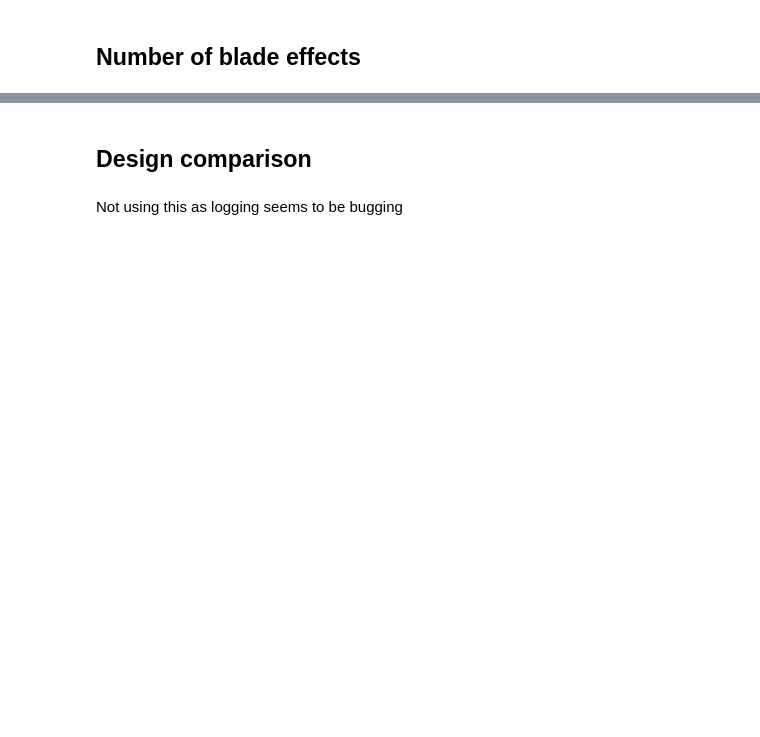
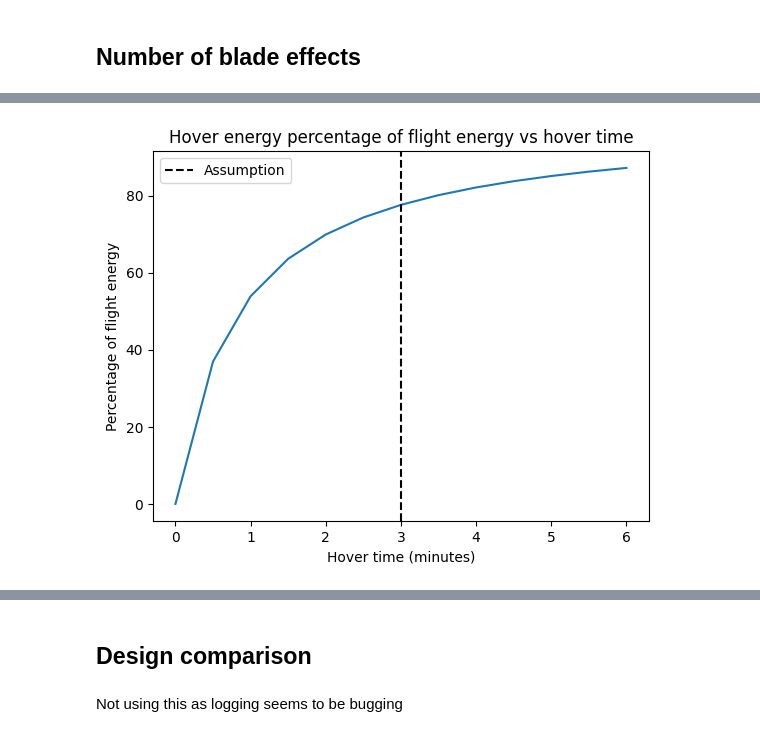
Before and after one commit to bened-wards/multimodal_mars_sampler, a Jupyter notebook: analysis.ipynb, the cells around one changed output, grey strips where cells are left out. Saved outputs shown, nothing was run; the diff lists cells and outputs as text; code cells hidden in the pictures; blank space fills up the shorter version.

```diff
--- a/analysis.ipynb
+++ b/analysis.ipynb
@@ -391,0 +413,26 @@ plt.show()
+# %%
+mission_scenario = FlightMissionScenario(
+        hover_time=3*60, forward_flight_distance=600, climb_height=50,
+        climb_rate=10, descent_rate=10)
+design_constraints = DesignConstraints(mass_limit=MASS_LIMIT, max_diameter=MAX_DIAMETER)
+design_assumptions = DesignAssumptions()
+design_mass_max = 50
+hover_times = np.arange(0, 6.5, 0.5) * 60
+hover_props = []
+for hover_time in hover_times:
+        mission_scenario = FlightMissionScenario(
+                hover_time=hover_time, forward_flight_distance=600, climb_height=50,
+                climb_rate=10, descent_rate=10)
+        quad_coaxial4_max = CoaxialRotorcraft("QC4(50kg)", 8, 4, mission_scenario, design_constraints, design_assumptions)
+        quad_coaxial4_max.calc_and_verify_initial_design(design_mass_max)
+        # quad_coaxial4_max.print_mission_energy_breakdown()
+        hover_props.append(quad_coaxial4_max.get_hover_proportion())
+plt.plot(hover_times/60, np.array(hover_props)*100)
+plt.axvline(x=3, color='black', linestyle='--', label="Assumption")
+plt.xlabel("Hover time (minutes)")
+plt.ylabel("Percentage of flight energy")
+plt.title("Hover energy percentage of flight energy vs hover time")
+plt.legend()
+plt.show()
+# %% [output]
+[figure, added]
```
Also changed, not shown: parts of 12 cells of this notebook, 5 other files.
